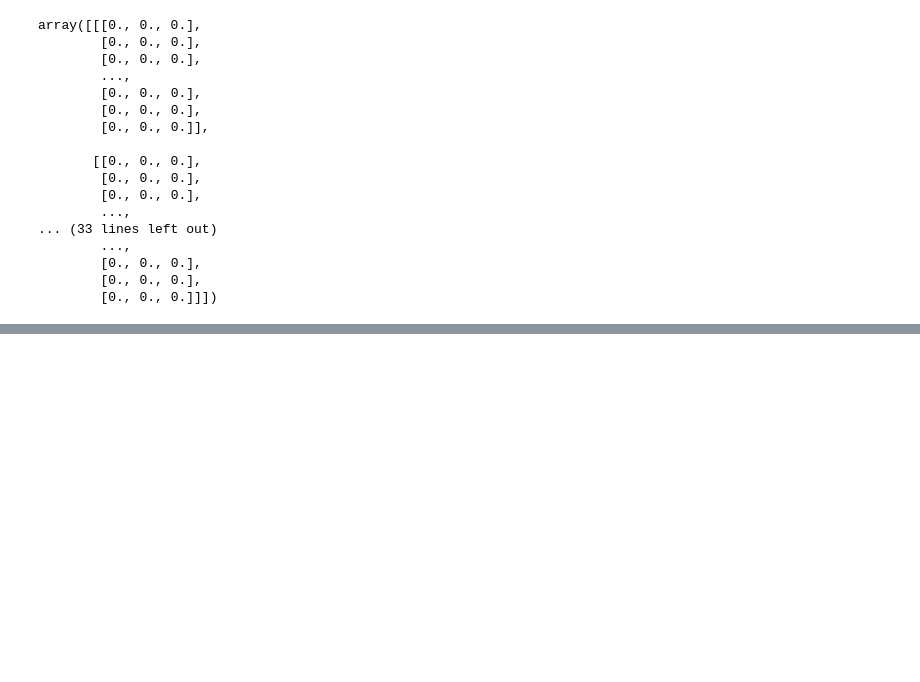
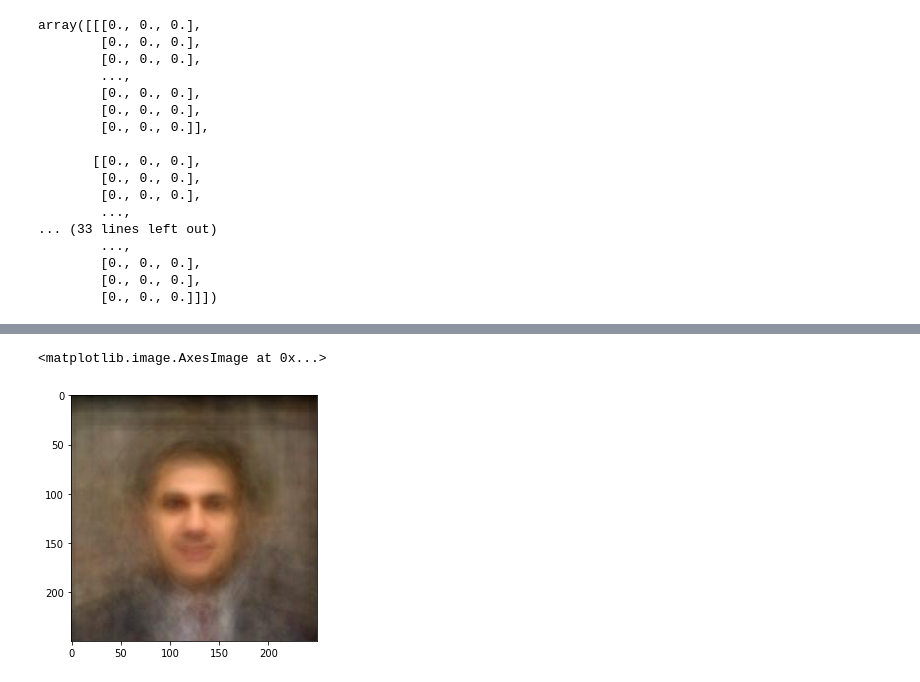
Before and after one commit to DerinOgrenme2021/BurakHuseyinYanik, a Jupyter notebook: HomeWork_AverageFace.ipynb, the cells around one changed output, grey strips where cells are left out. Cells and saved outputs as stored; diff of their text form; code cells hidden in the pictures; blank space fills up the shorter version.

```diff
--- a/HomeWork_AverageFace.ipynb
+++ b/HomeWork_AverageFace.ipynb
@@ -89 +89,6 @@ WARNING:root:Lossy conversion from float64 to uint8. Range [1.580130485340332e-0
+# %%
+skimage.io.imshow("MyNewImage.jpg")
+# %% [output]
+<matplotlib.image.AxesImage at 0x...>
+[figure, added]
 # %%
```
Also changed, not shown: parts of 6 cells of this notebook.
